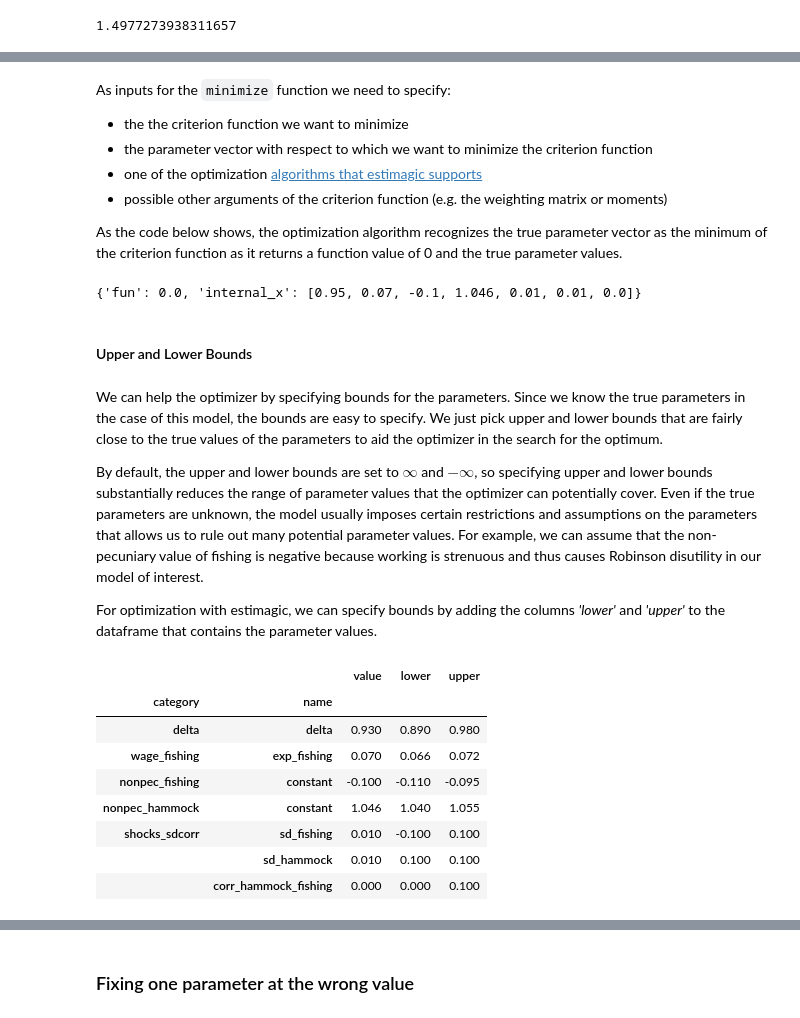
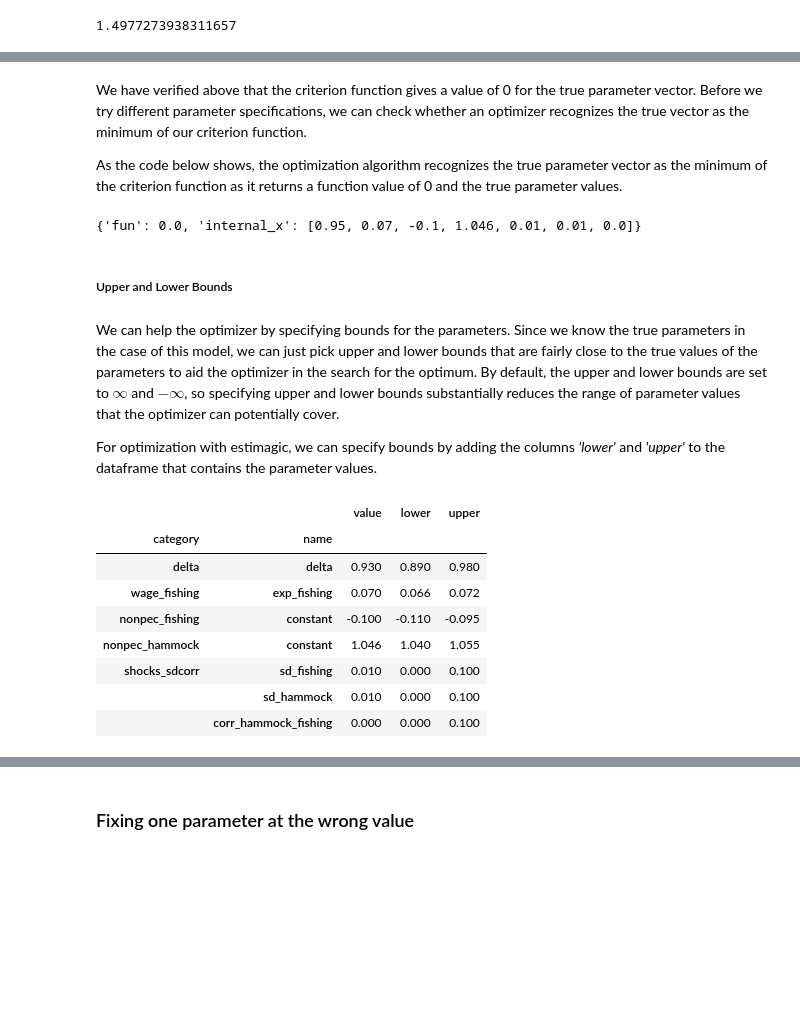
Before and after one commit to OpenSourceEconomics/ekw-lectures, a Jupyter notebook: lectures/99_simulated_method_of_moments/notebook.ipynb, the cells around one changed output, grey strips where cells are left out. Drawn from its saved outputs; the diff is of its cells as text; code cells hidden in the pictures; blank space fills up the shorter version.

```diff
--- a/lectures/99_simulated_method_of_moments/notebook.ipynb
+++ b/lectures/99_simulated_method_of_moments/notebook.ipynb
@@ -182,11 +245,7 @@ For our optimization procedure we need estimagic's `minimize` function.
 # %%
 from estimagic.optimization.optimize import minimize
 # %% [markdown]
-As inputs for the `minimize` function we need to specify:
-* the the criterion function we want to minimize
-* the parameter vector with respect to which we want to minimize the criterion function
-* one of the optimization [algorithms that estimagic supports](https://estimagic.readthedocs.io/en/latest/optimization/algorithms.html)
-* possible other arguments of the criterion function (e.g. the weighting matrix or moments)
+We have verified above that the criterion function gives a value of 0 for the true parameter vector. Before we try different parameter specifications, we can check whether an optimizer recognizes the true vector as the minimum of our criterion function.
 
 As the code below shows, the optimization algorithm recognizes the true parameter vector as the minimum of the criterion function as it returns a function value of 0 and the true parameter values.
 # %%
@@ -199,25 +258,23 @@ rslt[0]
 # %% [output]
 {'fun': 0.0, 'internal_x': [0.95, 0.07, -0.1, 1.046, 0.01, 0.01, 0.0]}
 # %% [markdown]
-#### Upper and Lower Bounds
+##### Upper and Lower Bounds
 # %% [markdown]
-We can help the optimizer by specifying bounds for the parameters. Since we know the true parameters in the case of this model, the bounds are easy to specify. We just pick upper and lower bounds that are fairly close to the true values of the parameters to aid the optimizer in the search for the optimum.
-
-By default, the upper and lower bounds are set to $\infty$ and $-\infty$, so specifying upper and lower bounds substantially reduces the range of parameter values that the optimizer can potentially cover. Even if the true parameters are unknown, the model usually imposes certain restrictions and assumptions on the parameters that allows us to rule out many potential parameter values. For example, we can assume that the non-pecuniary value of fishing is negative because working is strenuous and thus causes Robinson disutility in our model of interest.
+We can help the optimizer by specifying bounds for the parameters. Since we know the true parameters in the case of this model, we can just pick upper and lower bounds that are fairly close to the true values of the parameters to aid the optimizer in the search for the optimum. By default, the upper and lower bounds are set to $\infty$ and $-\infty$, so specifying upper and lower bounds substantially reduces the range of parameter values that the optimizer can potentially cover.
 
 For optimization with estimagic, we can specify bounds by adding the columns *'lower'* and *'upper'* to the dataframe that contains the parameter values.
 # %%
 # Lower and upper bound for parameters
-params_cand['lower'] = [0.89, 0.066, -0.11, 1.04, -0.1, 0.1, 0]
+params_cand['lower'] = [0.89, 0.066, -0.11, 1.04, 0, 0, 0]
 params_cand['upper'] = [0.98, 0.072, -0.095, 1.055, 0.1, 0.1, 0.1]
 params_cand
 # %% [output]
 |  |  | value | lower | upper |
 | category | name |  |  |  |
 | delta | delta | 0.930 | 0.890 | 0.980 |
 | wage_fishing | exp_fishing | 0.070 | 0.066 | 0.072 |
 | nonpec_fishing | constant | -0.100 | -0.110 | -0.095 |
 | nonpec_hammock | constant | 1.046 | 1.040 | 1.055 |
-| shocks_sdcorr | sd_fishing | 0.010 | -0.100 | 0.100 |
-|  | sd_hammock | 0.010 | 0.100 | 0.100 |
+| shocks_sdcorr | sd_fishing | 0.010 | 0.000 | 0.100 |
+|  | sd_hammock | 0.010 | 0.000 | 0.100 |
 |  | corr_hammock_fishing | 0.000 | 0.000 | 0.100 |
```
Also changed, not shown: parts of 63 cells of this notebook, 1 other file.
